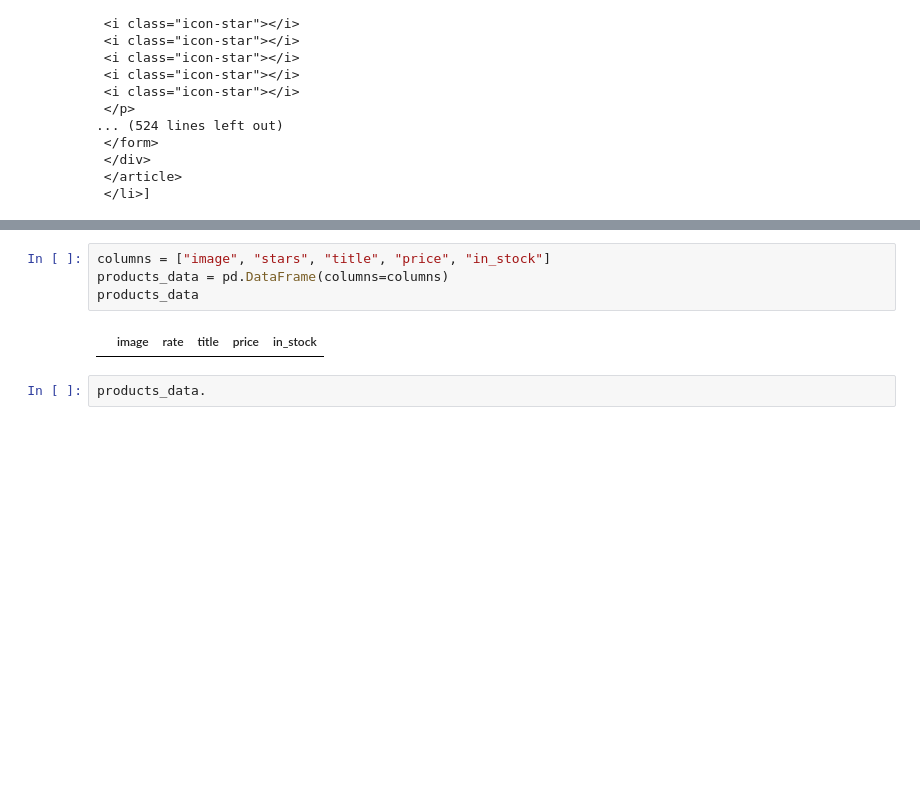
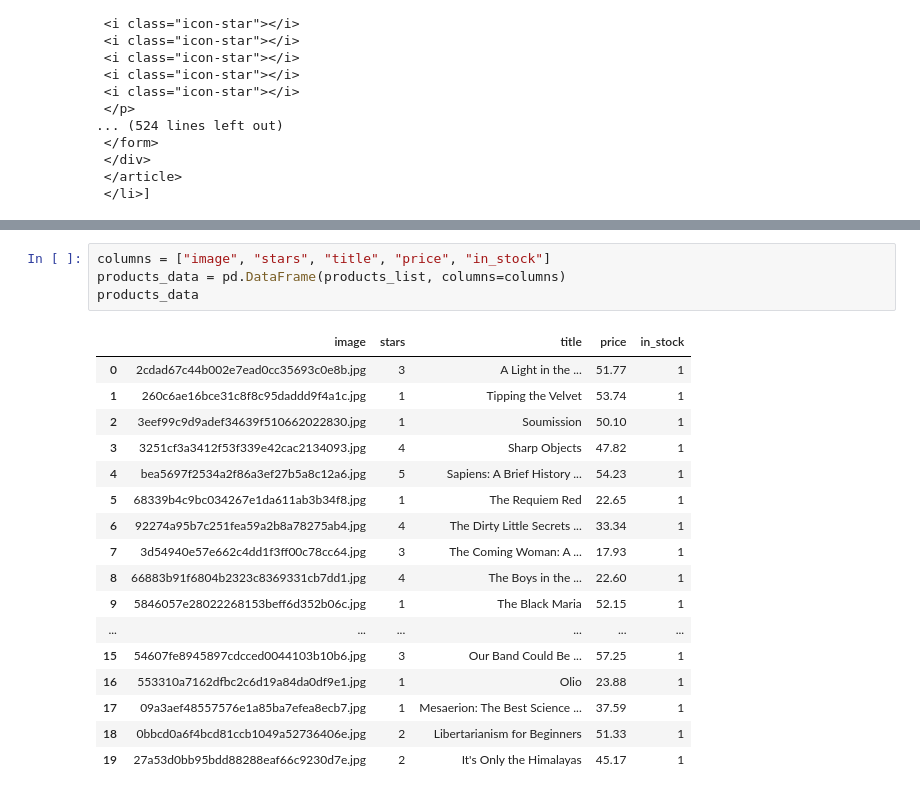
Before and after one commit to alSheiye5h/Amazon-Sales-Dataset, a Jupyter notebook: 00_apply.ipynb, the cells around one changed output, grey strips where cells are left out. Saved outputs shown, nothing was run; the diff lists cells and outputs as text; blank space fills up the shorter version.

```diff
--- a/00_apply.ipynb
+++ b/00_apply.ipynb
@@ -82,8 +80,22 @@ for product in products:
 # %%
 columns = ["image", "stars", "title", "price", "in_stock"]
-products_data = pd.DataFrame(columns=columns)
+products_data = pd.DataFrame(products_list, columns=columns)
 products_data
 # %% [output]
-|  | image | rate | title | price | in_stock |
+|  | image | stars | title | price | in_stock |
+| 0 | 2cdad67c44b002e7ead0cc35693c0e8b.jpg | 3 | A Light in the ... | 51.77 | 1 |
+| 1 | 260c6ae16bce31c8f8c95daddd9f4a1c.jpg | 1 | Tipping the Velvet | 53.74 | 1 |
+| 2 | 3eef99c9d9adef34639f510662022830.jpg | 1 | Soumission | 50.10 | 1 |
+| 3 | 3251cf3a3412f53f339e42cac2134093.jpg | 4 | Sharp Objects | 47.82 | 1 |
+| 4 | bea5697f2534a2f86a3ef27b5a8c12a6.jpg | 5 | Sapiens: A Brief History ... | 54.23 | 1 |
+| 5 | 68339b4c9bc034267e1da611ab3b34f8.jpg | 1 | The Requiem Red | 22.65 | 1 |
+| 6 | 92274a95b7c251fea59a2b8a78275ab4.jpg | 4 | The Dirty Little Secrets ... | 33.34 | 1 |
+| 7 | 3d54940e57e662c4dd1f3ff00c78cc64.jpg | 3 | The Coming Woman: A ... | 17.93 | 1 |
+| 8 | 66883b91f6804b2323c8369331cb7dd1.jpg | 4 | The Boys in the ... | 22.60 | 1 |
+| 9 | 5846057e28022268153beff6d352b06c.jpg | 1 | The Black Maria | 52.15 | 1 |
+| ... | ... | ... | ... | ... | ... |
+| 15 | 54607fe8945897cdcced0044103b10b6.jpg | 3 | Our Band Could Be ... | 57.25 | 1 |
+| 16 | 553310a7162dfbc2c6d19a84da0df9e1.jpg | 1 | Olio | 23.88 | 1 |
+| 17 | 09a3aef48557576e1a85ba7efea8ecb7.jpg | 1 | Mesaerion: The Best Science ... | 37.59 | 1 |
+| 18 | 0bbcd0a6f4bcd81ccb1049a52736406e.jpg | 2 | Libertarianism for Beginners | 51.33 | 1 |
+| 19 | 27a53d0bb95bdd88288eaf66c9230d7e.jpg | 2 | It's Only the Himalayas | 45.17 | 1 |
-# %%
-products_data.
```
Also changed, not shown: parts of 1 cell of this notebook.
